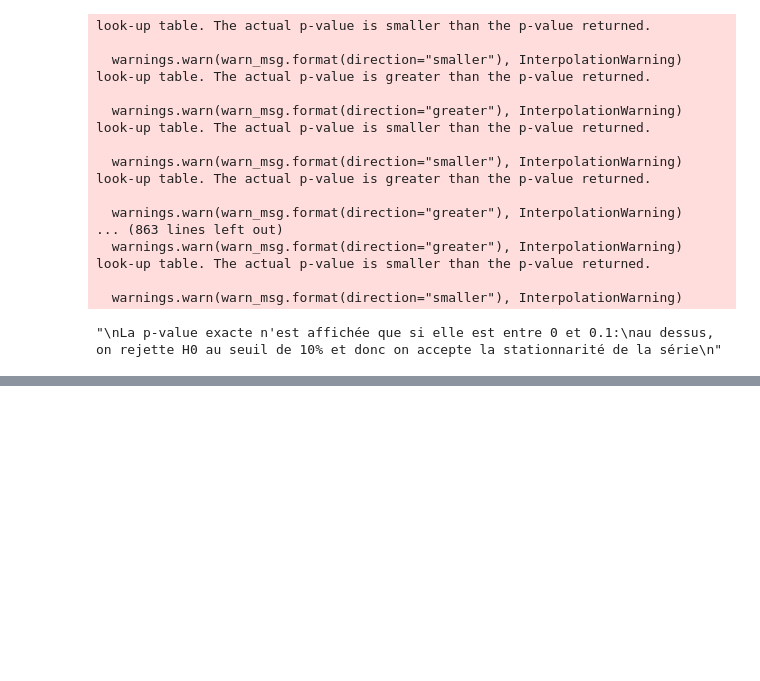
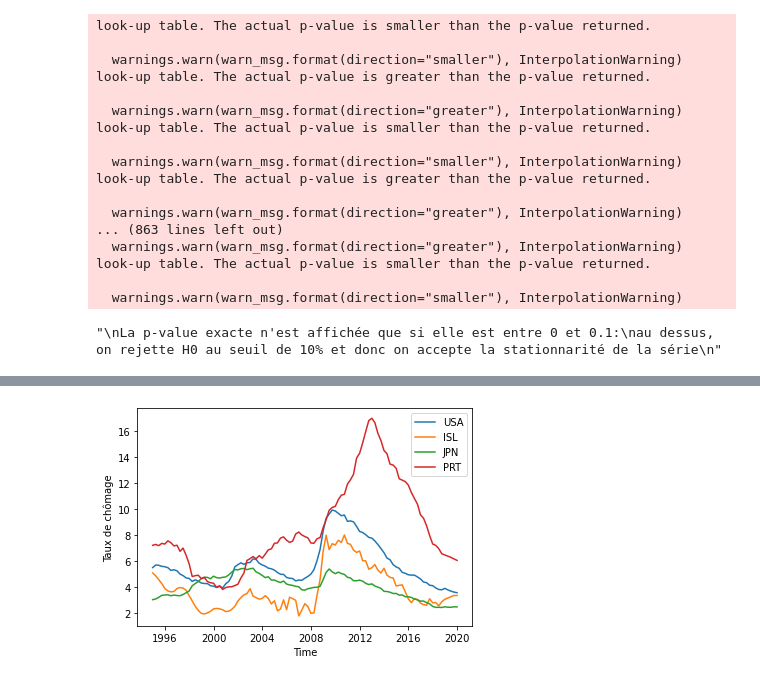
Before and after one commit to Adrien-Mcode/Stat-app-Trumpnomics, a Jupyter notebook: Stationnarité.ipynb, the cells around one changed output, grey strips where cells are left out. Cells and saved outputs as stored; diff of their text form; code cells hidden in the pictures; blank space fills up the shorter version.

```diff
--- a/Stationnarité.ipynb
+++ b/Stationnarité.ipynb
@@ -293,0 +349,10 @@ tabkpss.style.applymap(lambda x: 'background-color : yellow' if x > 0.05 else ''
+# %%
+for c in country:
+    plt.plot(usa_pib['TIME'], df.loc[df['LOCATION'] == c]['Chomage'].reset_index().drop('index', axis = 1)['Chomage'], label = c)
+plt.legend()
+plt.xlabel('Time')
+plt.ylabel('Taux de chômage')
+plt.savefig(r'C:\Users\adxva\OneDrive\Bureau\ENSAE 2A - S1\STAT APP\statdesc_cho.png')
+plt.show()
+# %% [output]
+[figure, added]
```
Also changed, not shown: parts of 12 cells of this notebook.
